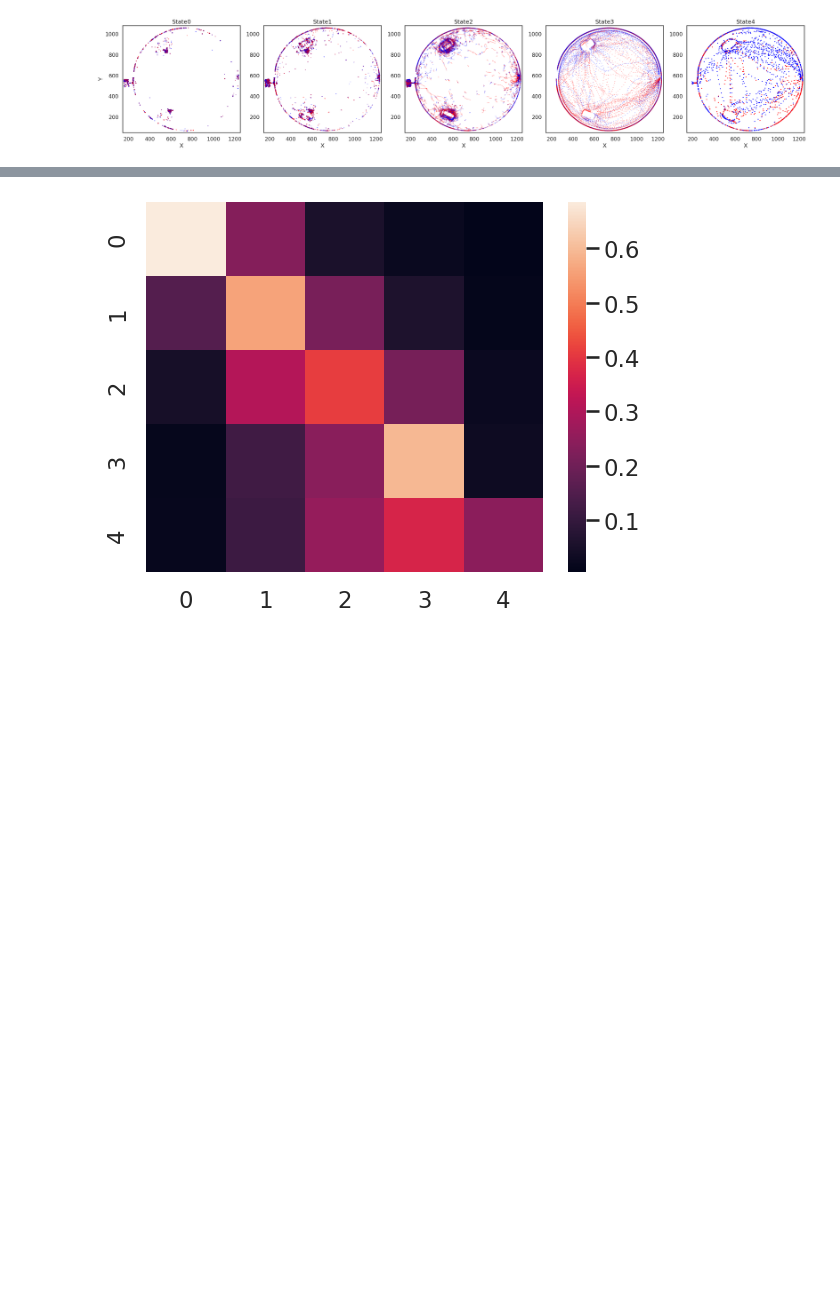
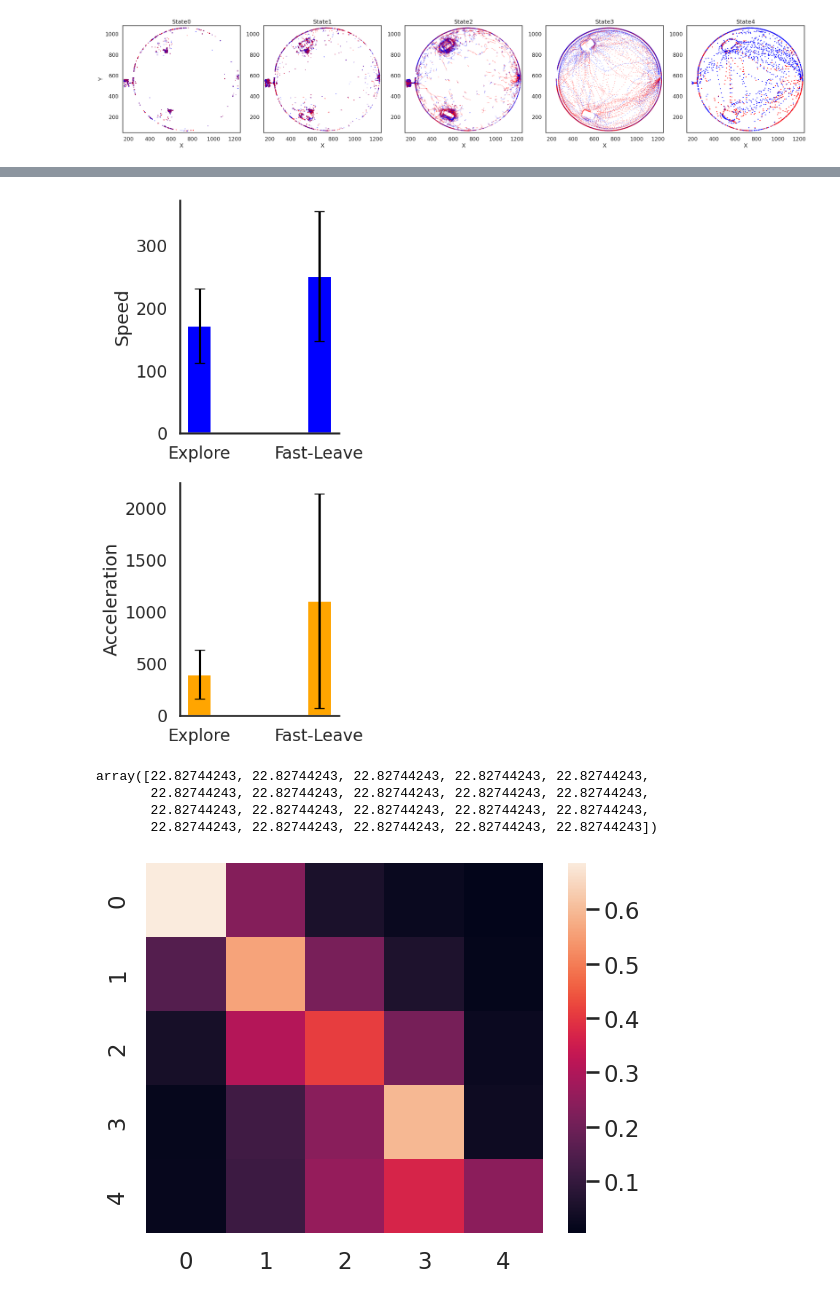
Before and after one commit to zimoli02/2023-2024-SURFiN-Foraging-Project, a Jupyter notebook: Scripts/BAA-1101819-2022-08-15.ipynb, the cells around one changed output, grey strips where cells are left out. Drawn from its saved outputs; the diff is of its cells as text; code cells hidden in the pictures; blank space fills up the shorter version.

```diff
--- a/Scripts/BAA-1101819-2022-08-15.ipynb
+++ b/Scripts/BAA-1101819-2022-08-15.ipynb
@@ -231,0 +236,46 @@ np.log10(1 + 0.6*3e3/len(x[states == 2]))
+# %%
+def PositionInArena(mouse_pos):
+    X, Y = mouse_pos.x.to_numpy(), mouse_pos.y.to_numpy()
+    x_o = (min(X) + max(X))/2
+    y_o = (min(Y) + max(Y))/2
+    r = ((max(X)-min(X))/2 + (max(Y)-min(Y))/2)/2 - 10
+
+    distance = np.sqrt((mouse_pos['smoothed_position_x'] - x_o) ** 2 + (mouse_pos['smoothed_position_y'] - y_o) ** 2)
+    mouse_pos['Arena'] = np.where(distance < r, 1, 0)
+
+    return mouse_pos
+
+mouse_pos = GetStates(id=1, n=6, denoise=True)
+mouse_pos = PositionInArena(mouse_pos)
+
+mouse_pos = mouse_pos[mouse_pos['Arena'] == 1]
+
+explore = mouse_pos[mouse_pos['states'] == 4]
+speed_explore, acce_explore = explore.smoothed_speed.to_numpy(), explore.smoothed_acceleration.to_numpy()
+
+leave = mouse_pos[mouse_pos['states'] == 5]
+speed_leave, acce_leave = leave.smoothed_speed.to_numpy(), leave.smoothed_acceleration.to_numpy()
+
+mean_speed = np.array([np.mean(speed_explore), np.mean(speed_leave)])
+var_speed = np.array([np.var(speed_explore), np.var(speed_leave)])
+
+mean_acce = np.array([np.mean(acce_explore), np.mean(acce_leave)])
+var_acce = np.array([np.var(acce_explore), np.var(acce_leave)])
+# %%
+width = 0.2
+fig, axs = plt.subplots(2, 1, figsize = (4, 4*2))
+axs[0].bar(np.arange(2), mean_speed, yerr=var_speed**0.5, width = width, capsize=5, color = 'blue')
+axs[1].bar(np.arange(2), mean_acce, yerr=var_acce**0.5, width = width, capsize=5, color = 'orange')
+axs[0].set_xticks(range(2), ['Explore', 'Fast-Leave'])
+axs[1].set_xticks(range(2), ['Explore', 'Fast-Leave'])
+axs[0].set_ylabel('Speed')
+axs[1].set_ylabel('Acceleration')
+
+axs[0].spines['top'].set_visible(False)
+axs[0].spines['right'].set_visible(False)
+axs[1].spines['top'].set_visible(False)
+axs[1].spines['right'].set_visible(False)
+plt.tight_layout()
+plt.show()
+# %% [output]
+[figure, added]
@@ -232,3 +294,10 @@ np.log10(1 + 0.6*3e3/len(x[states == 2]))
+# %%
+smooth_x_vel_var
+# %% [output]
+array([22.82744243, 22.82744243, 22.82744243, 22.82744243, 22.82744243,
+       22.82744243, 22.82744243, 22.82744243, 22.82744243, 22.82744243,
+       22.82744243, 22.82744243, 22.82744243, 22.82744243, 22.82744243,
+       22.82744243, 22.82744243, 22.82744243, 22.82744243, 22.82744243])
 # %%
 N = 5
 grouped = mouse_pos.groupby([pd.Grouper(freq='1S'), 'states']).size()
```
Also changed, not shown: parts of 8 cells of this notebook, 20 other files.
